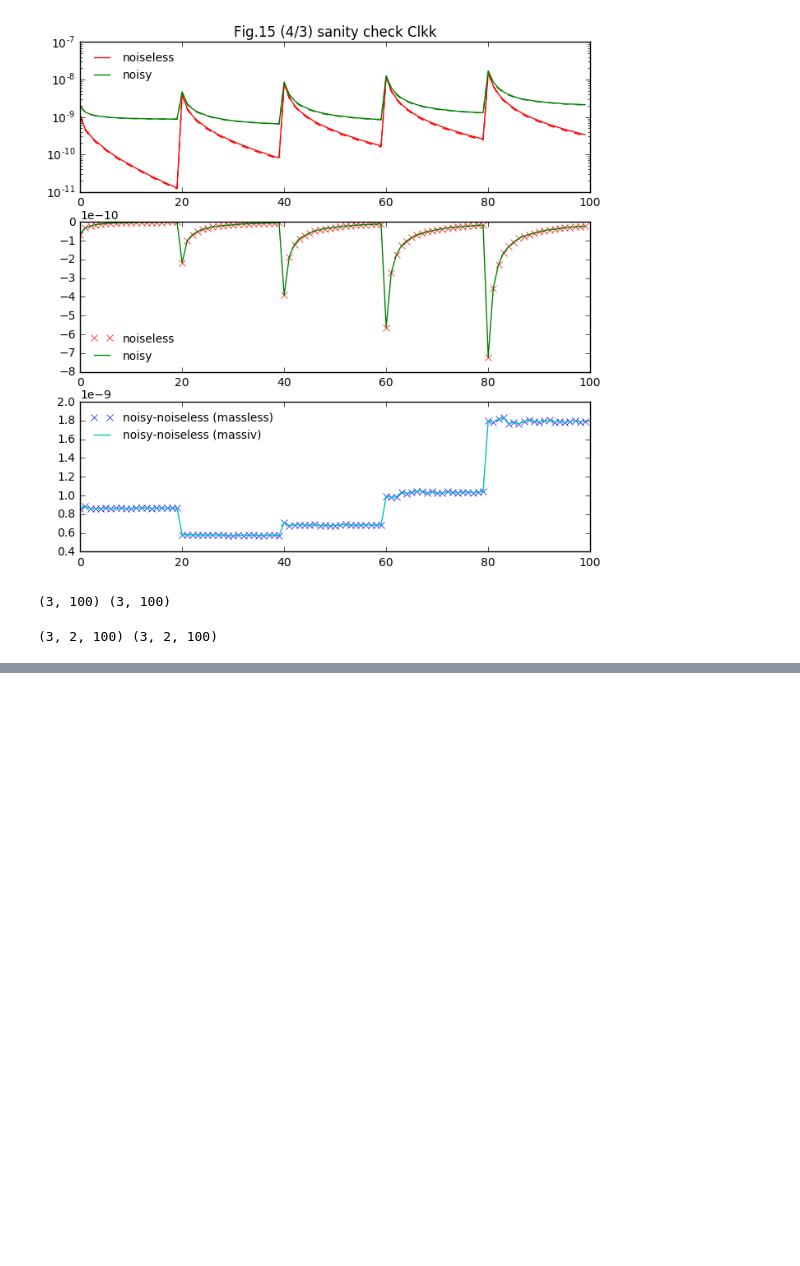
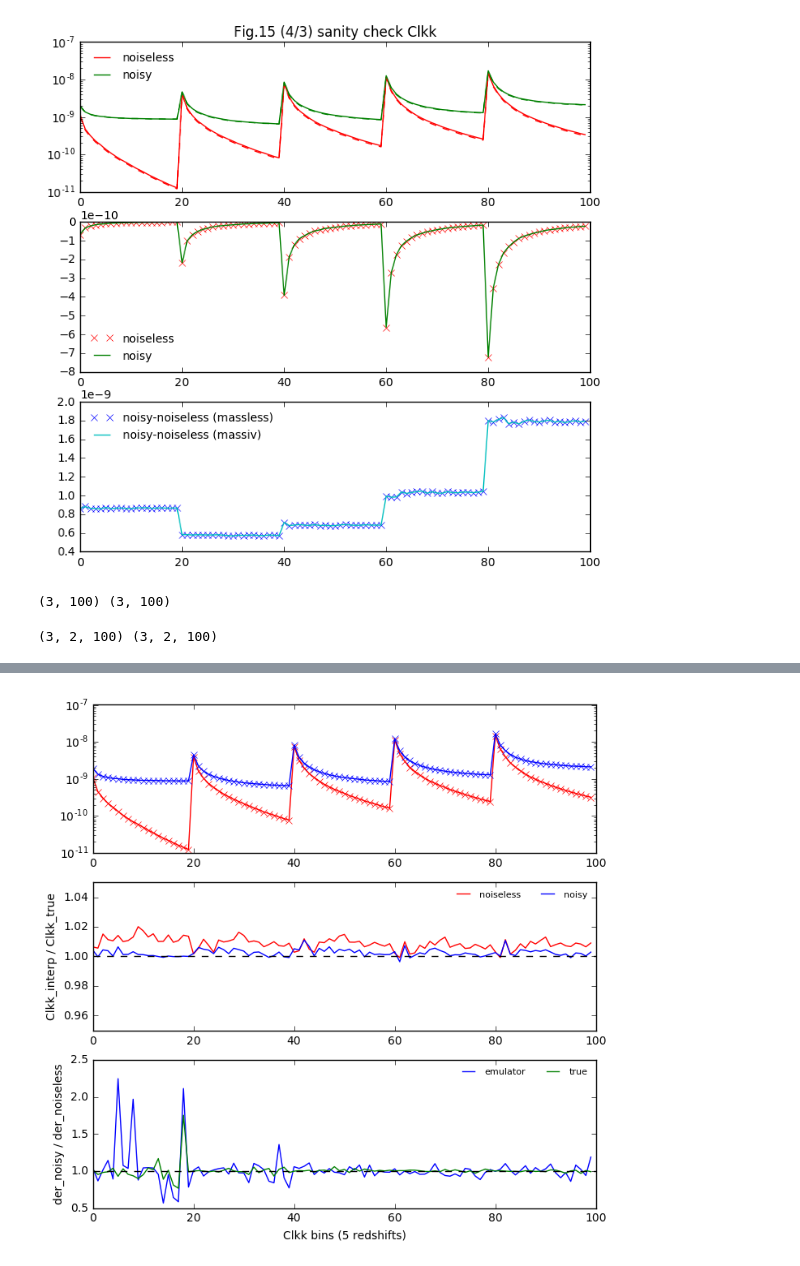
Before and after one commit to liuxx479/PDFs, a Jupyter notebook: PDFs.ipynb, the cells around one changed output, grey strips where cells are left out. Cells and saved outputs as stored; diff of their text form; code cells hidden in the pictures; blank space fills up the shorter version.

```diff
--- a/PDFs.ipynb
+++ b/PDFs.ipynb
@@ -586,0 +614,36 @@ show()
+# %%
+######## test interpolated derivative
+#PSInterpI99 = WLanalysis.buildInterpolator(PSI, params[:,:-1])#(PSI[2:], params[2:,:-1])
+#PSInterpN99 = WLanalysis.buildInterpolator(PSN, params[:,:-1])#(PSN[2:], params[2:,:-1])
+PSInterpI99 = WLanalysis.buildInterpolator(PSI[2:], params[2:,:-1])
+PSInterpN99 = WLanalysis.buildInterpolator(PSN[2:], params[2:,:-1])
+f, (ax1, ax2, ax3) = subplots(3,1,figsize=(8,8))
+######## actual Clkk
+ax1.plot(PSInterpI99(params[1,:-1]),'r-')
+ax1.plot(PSI[1],'rx')
+ax1.plot(PSInterpN99(params[1,:-1]),'b-')
+ax1.plot(PSN[1],'bx')
+ax1.set_yscale('log')
+
+####### compare actual vs interp Clkk
+ax2.plot(PSInterpI99(params[1,:-1]) / PSI[1], 'r-',label='noiseless')
+ax2.plot(PSInterpN99(params[1,:-1]) / PSN[1], 'b-',label='noisy')
+ax2.set_ylabel('Clkk_interp / Clkk_true')
+ax2.plot([0,100],[1,1],'k--')
+ax2.legend(frameon=0, fontsize=8, loc=0,ncol=3)
+ax2.set_ylim(0.95, 1.05)
+
+####### compare difference
+#ax3.plot(PSInterpI99(params[1,:-1]) - PSI[0], label='noiseless')
+#ax3.plot(PSInterpN99(params[1,:-1]) - PSN[0], label='noisy')
+ax3.plot( (PSInterpI99(params[1,:-1]) - PSI[0])/(PSInterpN99(params[1,:-1]) - PSN[0]) , label='emulator')
+ax3.plot( (PSI[1] - PSI[0])/(PSN[1] - PSN[0]) , label='true')
+ax3.set_xlabel('Clkk bins (5 redshifts)')
+ax3.set_ylabel('der_noisy / der_noiseless')
+ax3.plot([0,100],[1,1],'k--')
+ax3.legend(frameon=0, fontsize=8, loc=0,ncol=3)
+show()
+#PSInterpI99(params[1]), PSI[1]
+#PSInterpN99(params[1]), PSN[1]
+# %% [output]
+[figure, added]
```
Also changed, not shown: parts of 8 cells of this notebook.
